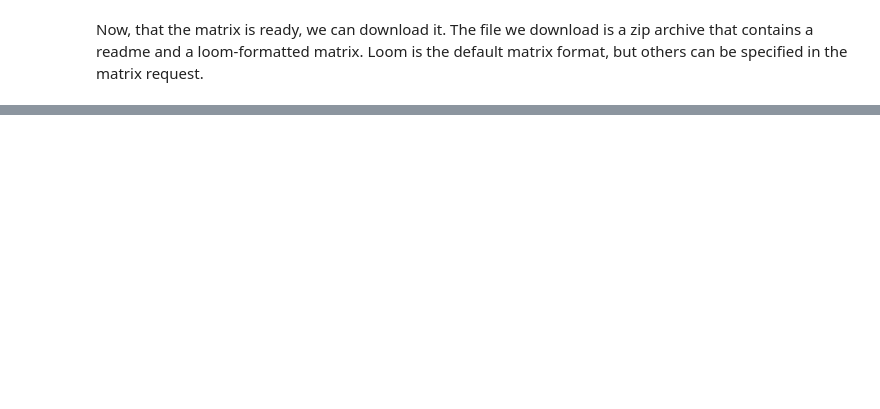
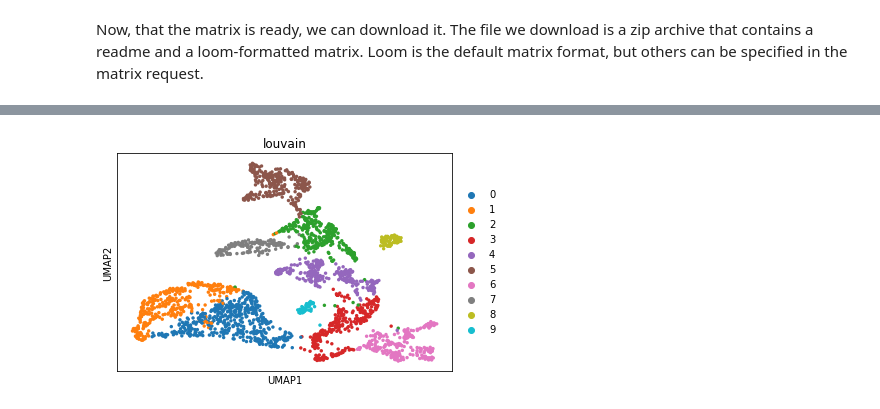
Before and after one commit to HumanCellAtlas/matrix-service, a Jupyter notebook: docs/HCA Matrix Service to Scanpy.ipynb, the cells around one changed output, grey strips where cells are left out. Drawn from its saved outputs; the diff is of its cells as text; code cells hidden in the pictures; blank space fills up the shorter version.

```diff
--- a/docs/HCA Matrix Service to Scanpy.ipynb
+++ b/docs/HCA Matrix Service to Scanpy.ipynb
@@ -183,0 +184,4 @@ WARNING: You're trying to run this on 63925 dimensions of `.X`, if you really wa
+# %%
+sc.pl.umap(adata, color=["louvain"])
+# %% [output]
+[figure, added]
```
Also changed, not shown: parts of 15 cells of this notebook.
